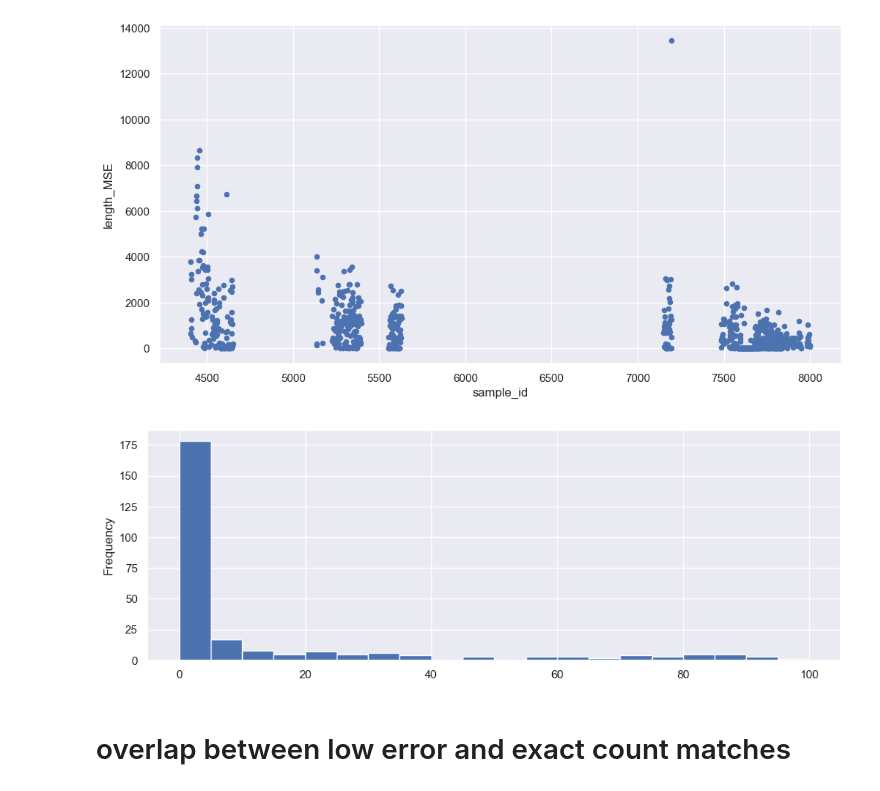
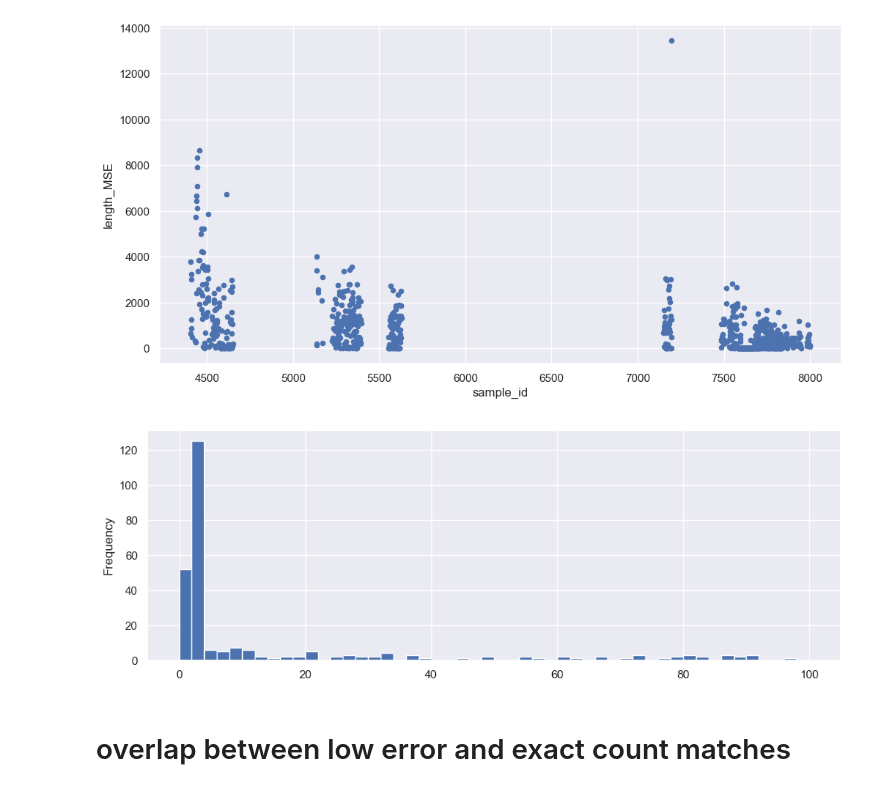
Before and after one commit to dfo-gulf-science/TrapNet-EDA, a Jupyter notebook: Trapnet Historical Data.ipynb, the cells around one changed output. Drawn from its saved outputs; the diff is of its cells as text; code cells hidden in the pictures.

```diff
--- a/Trapnet Historical Data.ipynb
+++ b/Trapnet Historical Data.ipynb
@@ -426,37 +446,0 @@ summary[
-# %%
-%%time
-
-length_tolerance = 1
-weight_tolerance = 1
-potential_matches = {}
-strong_matches = {}
-last_sample = 0
-df = pd.DataFrame()
-null_weight_count = 0
-
-for i, row in df_hist.iterrows():
-    fish_id, sample_id, fork_length, weight = row[['id', 'sample_id', 'fork_length', 'weight']]
-    if last_sample != sample_id:
-        df = df_spec[df_spec.sample_id==sample_id]
-
-    if not df.empty:
-        results = df[
-            ((df.fork_length>=fork_length-length_tolerance) & (df.fork_length<=fork_length+length_tolerance))
-            & (
-                ((df.weight>=weight-weight_tolerance) & (df.weight>=weight-weight_tolerance))
-                | df.weight.isnull()  # maybe track whether weight is null
-            )
-        ]
-        results = results[~results.id.isin(potential_matches.values())]
-        if not results.empty:
-            potential_matches.update({int(str(row.id)): results.iloc[0].id})
-            results['weight'].isnull()
-            if results['weight'].isnull().iloc[0]:
-                null_weight_count += 1
-            else:
-                strong_matches.update({int(str(row.id)): results.iloc[0].id})
-
-    else:
-        pass  # there are no matches, maybe make a note?
-
-    last_sample = sample_id
@@ -664,9 +631,10 @@ summary.reset_index()[['sample_id','length_MSE']].plot(x='sample_id', y='length_
 # %% [output]
 [figure]
 # %%
-summary.reset_index()[['length_MSE']].plot(kind='hist', bins=[x*5 for x in range(21)], legend=False, figsize=(12,4));
+bin_width = 2
+summary.reset_index()[['length_MSE']].plot(kind='hist', bins=[x*bin_width for x in range(100//bin_width+1)], legend=False, figsize=(12,4));
 # %% [output]
-[figure, old version]
+[figure, new version]
 # %% [markdown]
 # overlap between low error and exact count matches
 # %%
```
Also changed, not shown: parts of 27 cells of this notebook.
